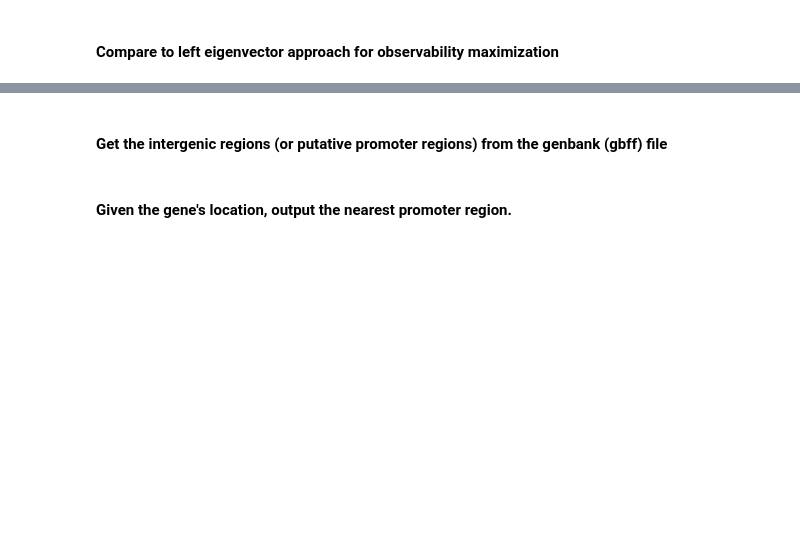
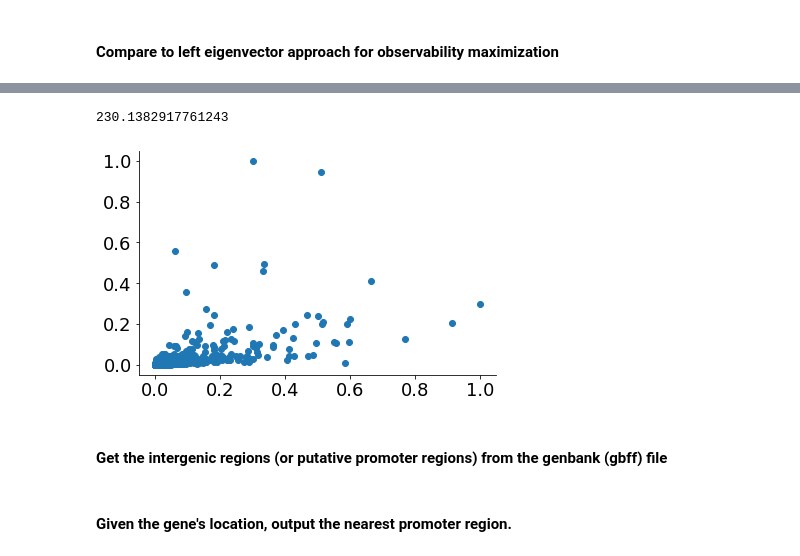
Before and after one commit to AqibHasnain/optimal_sensors, a Jupyter notebook: postprocessing.ipynb, the cells around one changed output, grey strips where cells are left out. Saved outputs shown, nothing was run; the diff lists cells and outputs as text; code cells hidden in the pictures; blank space fills up the shorter version.

```diff
--- a/postprocessing.ipynb
+++ b/postprocessing.ipynb
@@ -243,3 +267,9 @@ np.linalg.norm(np.linalg.matrix_power(data[0].A))
+# %%
+plt.scatter(testvec,mean_scores);
+np.linalg.norm(np.array(testvec) - np.array(mean_scores))
+# %% [output]
+230.1382917761243
+[figure, added]
 # %% [markdown]
 #### Get the intergenic regions (or putative promoter regions) from the genbank (gbff) file
 # %%
```
Also changed, not shown: parts of 11 cells of this notebook, 8 other files.
